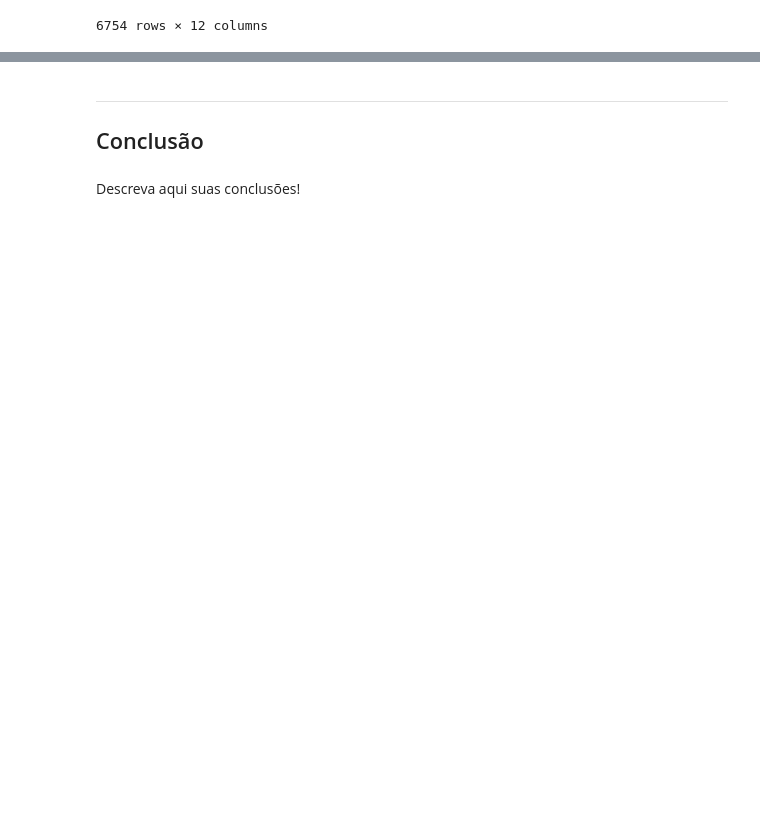
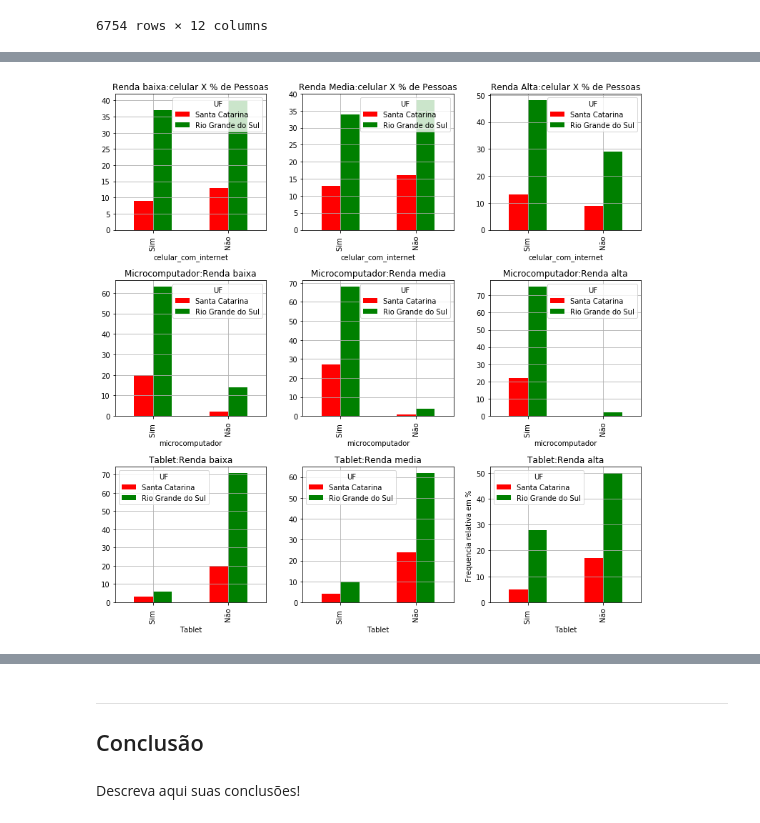
Before and after one commit to KLiuyeh/Ciencias-dos-Dados, a Jupyter notebook: Projeto 1 /Projeto1 Layout.ipynb, the cells around one changed output, grey strips where cells are left out. Cells and saved outputs as stored; diff of their text form; code cells hidden in the pictures; blank space fills up the shorter version.

```diff
--- a/Projeto 1 /Projeto1 Layout.ipynb
+++ b/Projeto 1 /Projeto1 Layout.ipynb
@@ -291,0 +249,50 @@ dadosSc_2015.head()
+# %%
+
+# Crosstab Renda e celular_com_internet
+celular = pd.crosstab(renda_baixa.celular_com_internet,renda_baixa.UF)
+celular = (celular/celular.sum().sum()*100).round(decimals=0)
+celular_medio = pd.crosstab(renda_media.celular_com_internet,renda_media.UF)
+celular_medio = (celular_medio/celular_medio.sum().sum()*100).round(decimals=0)
+celular_alto = pd.crosstab(renda_alta.celular_com_internet,renda_alta.UF)
+celular_alto =(celular_alto/celular_alto.sum().sum()*100).round(decimals=0)
+
+# Crosstab Renda e  Microcomputador
+microcomputador = pd.crosstab(renda_baixa.microcomputador,renda_baixa.UF)
+microcomputador = (microcomputador/microcomputador.sum().sum()*100).round(decimals=0)
+microcomputador_medio = pd.crosstab(renda_media.microcomputador,renda_media.UF)
+microcomputador_medio = (microcomputador_medio/microcomputador_medio.sum().sum()*100).round(decimals=0)
+microcomputador_alto = pd.crosstab(renda_alta.microcomputador,renda_alta.UF)
+microcomputador_alto = (microcomputador_alto/microcomputador_alto.sum().sum()*100).round(decimals=0)
+
+# Tablet x renda
+Tablet = pd.crosstab(renda_baixa.Tablet,renda_baixa.UF)
+Tablet = (Tablet/Tablet.sum().sum()*100).round(decimals=0)
+Tablet_medio = pd.crosstab(renda_media.Tablet,renda_media.UF)
+Tablet_medio = (Tablet_medio/Tablet_medio.sum().sum()*100).round(decimals=0)
+Tablet_alto = pd.crosstab(renda_alta.Tablet,renda_alta.UF)
+Tablet_alto = (Tablet_alto/Tablet_alto.sum().sum()*100).round(decimals=0)
+
+
+f,axes = plt.subplots(nrows=3,ncols=3)
+
+# Celular com internet renda baixa media e alta
+celular.plot(kind='bar',ax=axes[0,0],figsize=(10,7),color=('red','green'),grid=True); axes[0,0].set_title("Renda baixa:celular X % de Pessoas")
+celular_medio.plot(kind="bar",ax=axes[0,1],color=('red','green'),figsize=(10,7),grid=True); axes[0,1].set_title("Renda Media:celular X % de Pessoas")
+celular_alto.plot(kind="bar",ax=axes[0,2],color=('red','green'),figsize=(10,7),grid=True); axes[0,2].set_title("Renda Alta:celular X % de Pessoas")
+
+# Microcomputador plotar grafico
+microcomputador.plot(kind='bar',ax=axes[1,0],figsize=(10,8),color=('red','green'),grid=True); axes[1,0].set_title("Microcomputador:Renda baixa")
+microcomputador_medio.plot(kind='bar',ax=axes[1,1],figsize=(10,8),color=('red','green'),grid=True); axes[1,1].set_title("Microcomputador:Renda media")
+microcomputador_alto.plot(kind='bar',ax=axes[1,2],figsize=(10,8),grid=True,color=('red','green')); axes[1,2].set_title("Microcomputador:Renda alta")
+
+# Tablet plota grafico
+Tablet.plot(kind='bar',ax=axes[2,0],figsize=(10,8),color=('red','green'),grid=True); axes[2,0].set_title("Tablet:Renda baixa")
+Tablet_medio.plot(kind='bar',ax=axes[2,1],figsize=(10,8),color=("red",'green'),grid=True); axes[2,1].set_title("Tablet:Renda media")
+Tablet_alto.plot(kind='bar',ax=axes[2,2],figsize=(11,11),color=('red','green'),grid=True); axes[2,2].set_title("Tablet:Renda alta")
+plt.ylabel("Frequencia relativa em % ")
+
+
+
+plt.tight_layout()
+# %% [output]
+[figure, added]
```
Also changed, not shown: parts of 32 cells of this notebook.
